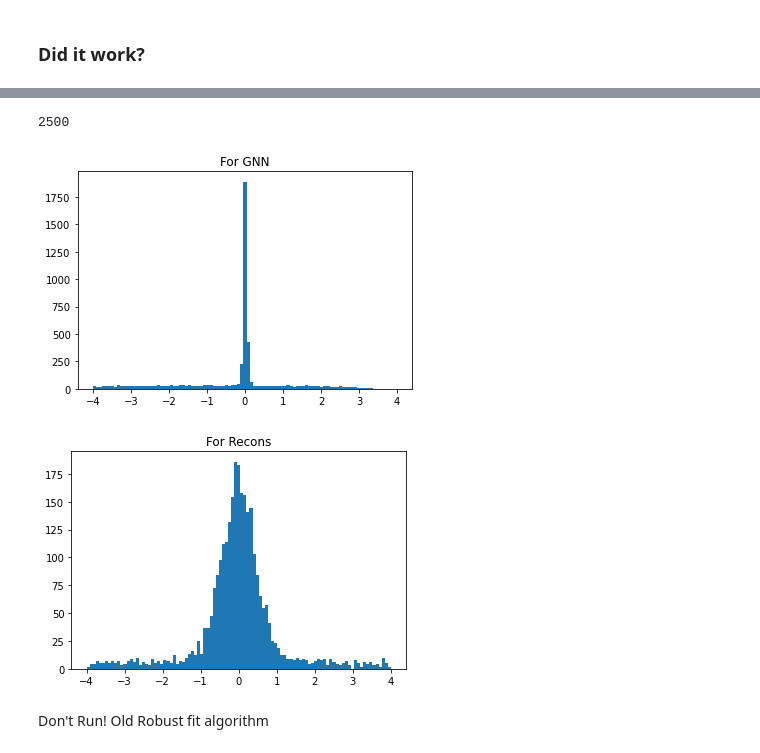
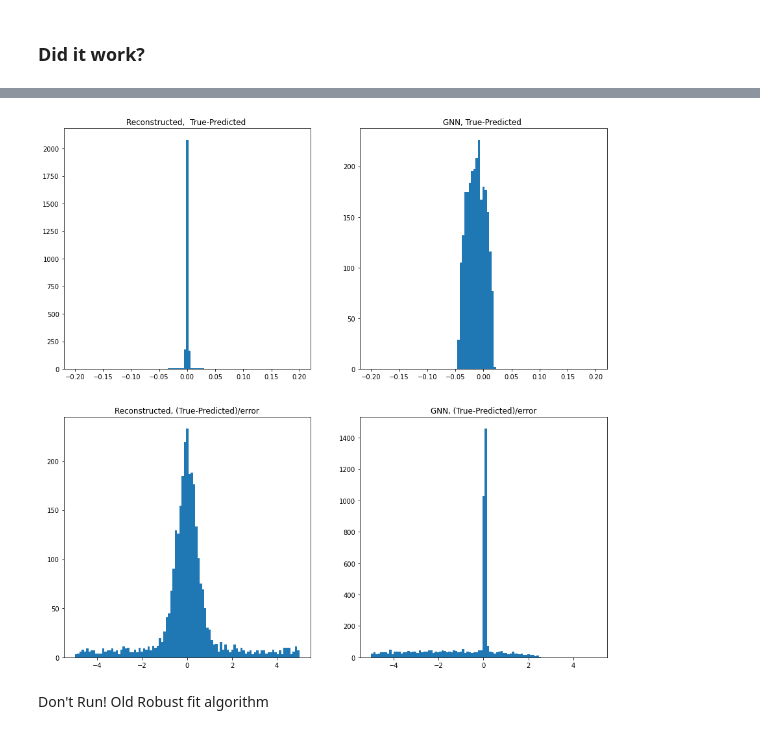
Before and after one commit to marcinwolter/Tracking_student2020, a Jupyter notebook: GNN_MuonE_v1_Robust_mc_recon_comparison.ipynb, the cells around one changed output, grey strips where cells are left out. Cells and saved outputs as stored; diff of their text form; code cells hidden in the pictures.

```diff
--- a/GNN_MuonE_v1_Robust_mc_recon_comparison.ipynb
+++ b/GNN_MuonE_v1_Robust_mc_recon_comparison.ipynb
@@ -836,44 +830,45 @@ for i in range(0,10):
 # %%
-error_recon,error_gnn=[],[]
+error_recon,error_gnn,error_recon_nopull,error_gnn_nopull=[],[],[],[]
 
-q=0
 for iter in range (0,len(test_tracks)):
 
   data = test_loader.dataset[i]
   preds = torch.sigmoid(model(data))
   temp = robust_fit(data,preds)
   slope = temp[0]
 
   if not (slope == 'N/A' or slope[1] == 'N/A') :
 
     error_gnn.append( ((test_tracks[iter][1]-slope[0][0])/temp[1][0][0] )  )
     error_gnn.append( ((test_tracks[iter][2]-slope[1][0])/temp[1][1][0] ))
 
-    #error_gnn.append( ((test_tracks[iter][2]-slope[1][0]) ).numpy() )
-    #error_gnn.append( ((test_tracks[iter][2]-slope[1][0]) ).numpy() )
-    q += 1
+   # error_gnn_nopull.append( ((test_tracks[iter][2]-slope[1][0]) ).numpy() )
+    error_gnn_nopull.append( ((test_tracks[iter][2]-slope[1][0]) ).numpy() )
+
   error_recon.append( ((test_tracks[iter][1]-test_recon[iter][0]))/test_recon[iter][2]  )
   error_recon.append( ((test_tracks[iter][2]-test_recon[iter][5]))/test_recon[iter][7] )
 
-  #error_recon.append( ((test_tracks[iter][1]-test_recon[iter][0])) )
-  #error_recon.append( ((test_tracks[iter][2]-test_recon[iter][5])))
+  #error_recon_nopull.append( ((test_tracks[iter][1]-test_recon[iter][0])) )
+  error_recon_nopull.append( ((test_tracks[iter][2]-test_recon[iter][5])))
 
-print(q)
+fig=plt.figure(figsize=(15,15))
+
+error_list = { 'Reconstructed,  True-Predicted ' : error_recon_nopull,'GNN, True-Predicted ' : error_gnn_nopull,
+              'Reconstructed, (True-Predicted)/error' : error_recon,'GNN, (True-Predicted)/error' : error_gnn}
+
+limit_1=0.2
+limit_2=5
+
+for i,[title,data] in enumerate(error_list.items()):
+  ax_list=fig.add_subplot(2,2,i+1)
+  if i<2:
+    limit=limit_1
+  else:
+    limit=limit_2
+  supress_=ax_list.hist(data,bins=np.linspace(-limit,limit,100).tolist())
+  plt.title(title)
 # %% [output]
-2500
+[figure, added]
-# %%
-plt.figure()
-limit=4
-supress_=plt.hist(error_gnn,range=(-0.5,0.5),bins=np.linspace(-limit,limit,100).tolist())
-plt.title('For GNN')
-
-limit=4
-plt.figure()
-plt.title('For Recons')
-supress_=plt.hist(error_recon,range=(-0.5,0.5),bins=np.linspace(-limit,limit,100).tolist())
-# %% [output]
-[figure, removed]
-[figure, removed]
 # %% [markdown]
 Don't Run! Old Robust fit algorithm
 # %%
```
Also changed, not shown: parts of 5 cells of this notebook.
